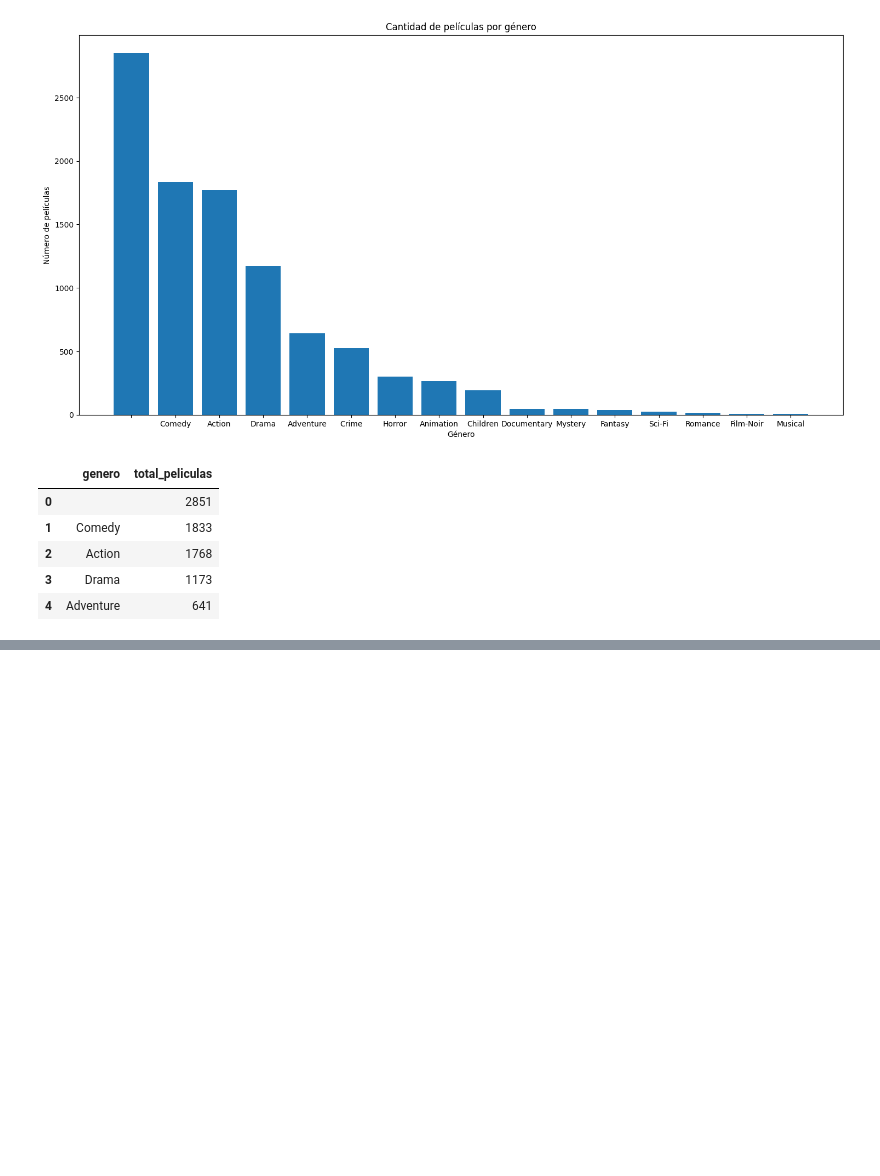
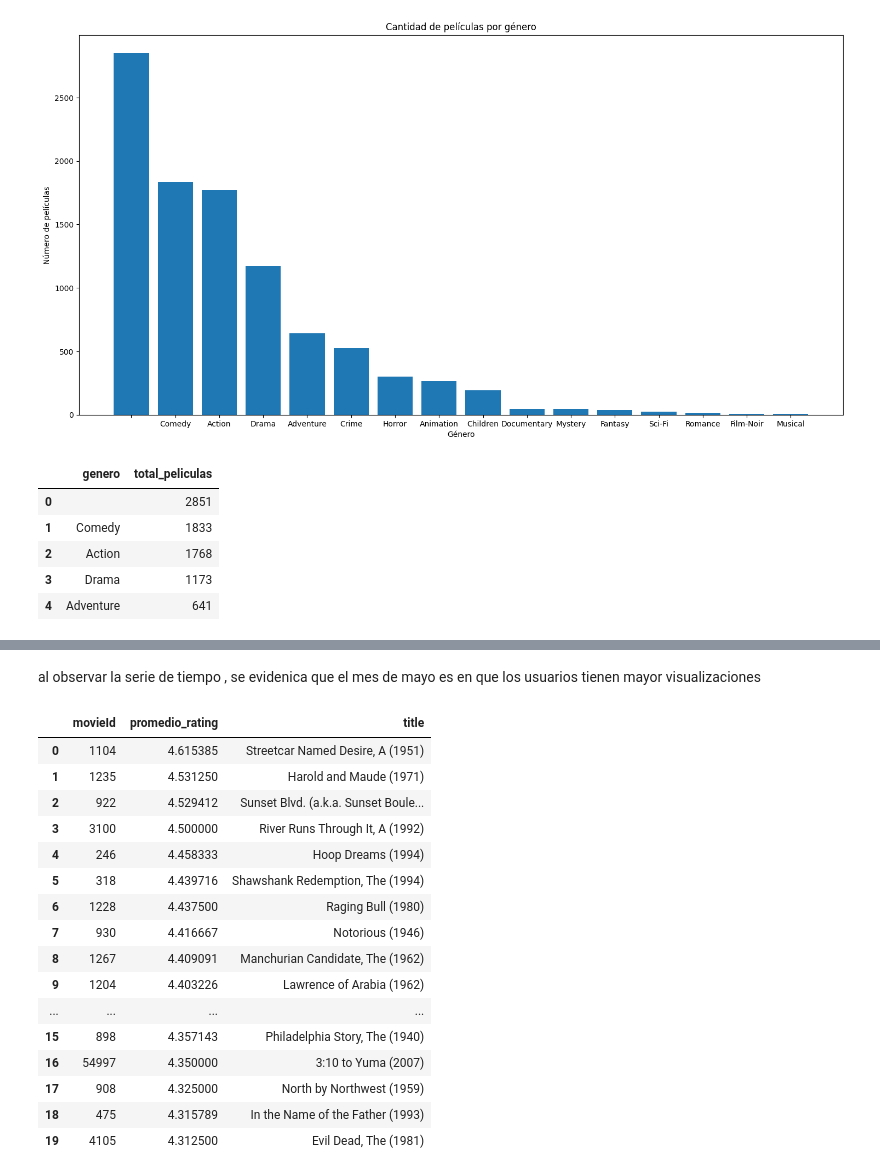
Before and after one commit to Estebanarci2/Marketing-analitica3, a Jupyter notebook: B)EXPLORATORIO.ipynb, the cells around one changed output, grey strips where cells are left out. Drawn from its saved outputs; the diff is of its cells as text; code cells hidden in the pictures; blank space fills up the shorter version.

```diff
--- a/B)EXPLORATORIO.ipynb
+++ b/B)EXPLORATORIO.ipynb
@@ -110,0 +192,29 @@ generos.head()
+# %% [markdown]
+al observar la serie de tiempo , se evidenica que el mes de mayo es en que los usuarios tienen mayor visualizaciones
+# %%
+## ¿Cuáles son las 20 películas que han recibido las calificaciones promedio más altas por parte de los usuarios y sus respetivos nombres?
+
+pd.read_sql_query("""SELECT movieID, AVG(rating) AS promedio_rating, title
+              FROM  full_ratings
+              GROUP BY movieID
+              ORDER BY promedio_rating DESC""", conn).head(20)
+
+## se puede observar que las 20 peliculas que obtuvieron mejores calificaciones fueron creadas entre el año 1940 y 2007.
+# %% [output]
+|  | movieId | promedio_rating | title |
+| 0 | 1104 | 4.615385 | Streetcar Named Desire, A (1951) |
+| 1 | 1235 | 4.531250 | Harold and Maude (1971) |
+| 2 | 922 | 4.529412 | Sunset Blvd. (a.k.a. Sunset Boule... |
+| 3 | 3100 | 4.500000 | River Runs Through It, A (1992) |
+| 4 | 246 | 4.458333 | Hoop Dreams (1994) |
+| 5 | 318 | 4.439716 | Shawshank Redemption, The (1994) |
+| 6 | 1228 | 4.437500 | Raging Bull (1980) |
+| 7 | 930 | 4.416667 | Notorious (1946) |
+| 8 | 1267 | 4.409091 | Manchurian Candidate, The (1962) |
+| 9 | 1204 | 4.403226 | Lawrence of Arabia (1962) |
+| ... | ... | ... | ... |
+| 15 | 898 | 4.357143 | Philadelphia Story, The (1940) |
+| 16 | 54997 | 4.350000 | 3:10 to Yuma (2007) |
+| 17 | 908 | 4.325000 | North by Northwest (1959) |
+| 18 | 475 | 4.315789 | In the Name of the Father (1993) |
+| 19 | 4105 | 4.312500 | Evil Dead, The (1981) |
```
Also changed, not shown: parts of 11 cells of this notebook.
